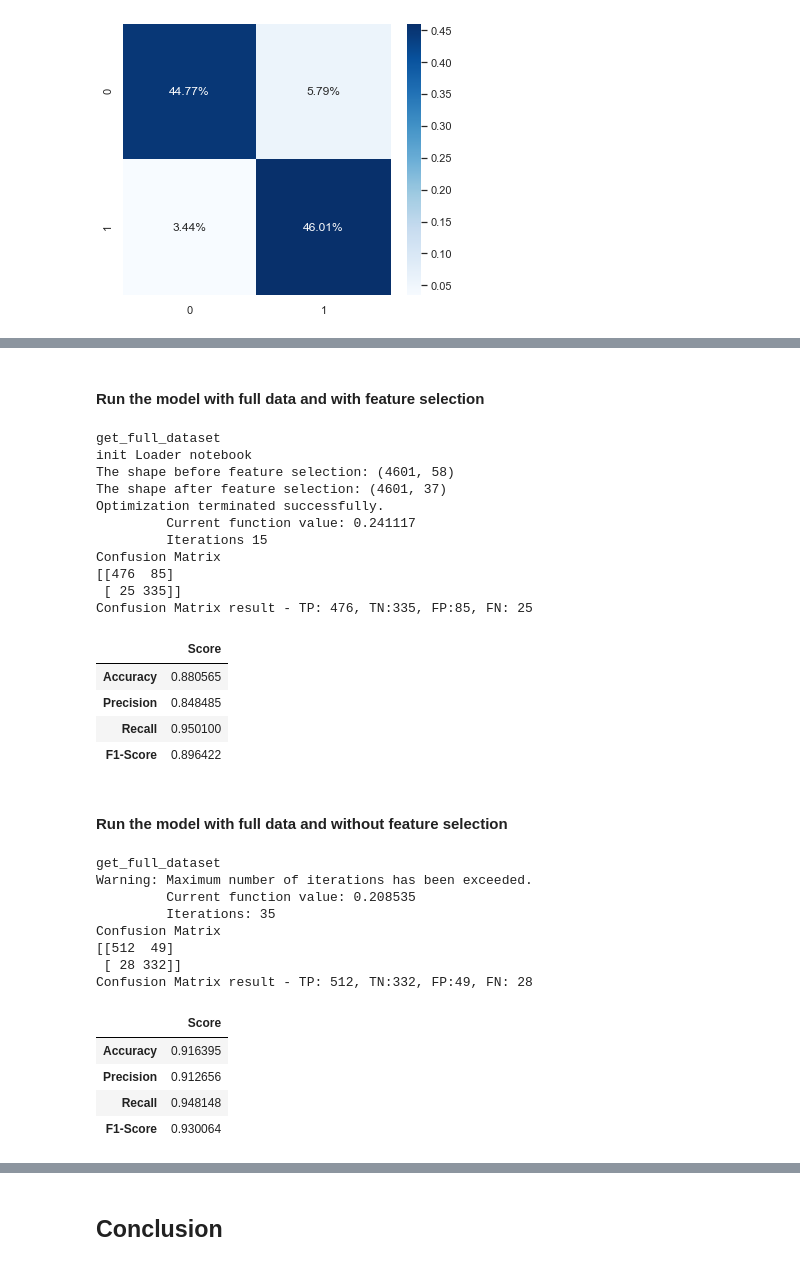
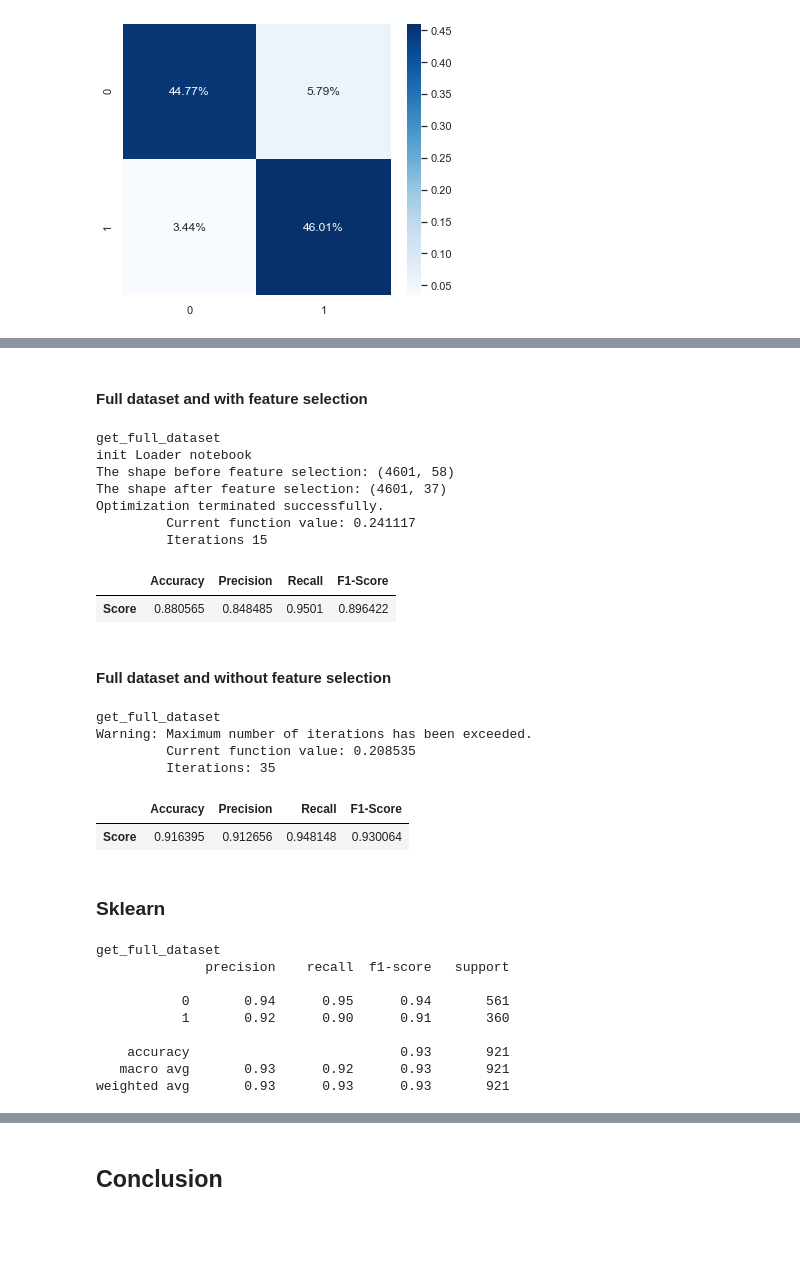
Before and after one commit to quickheaven/scs-3251-statistics-for-data-science, a Jupyter notebook: project_spambase_nb.ipynb, the cells around one changed output, grey strips where cells are left out. Saved outputs shown, nothing was run; the diff lists cells and outputs as text; code cells hidden in the pictures; blank space fills up the shorter version.

```diff
--- a/project_spambase_nb.ipynb
+++ b/project_spambase_nb.ipynb
@@ -336,4 +340,4 @@ sklearn_scores_df
 # %%
-# print classification report for model
-print(classification_report(y_test, y_pred_sklearn))
+df_sm_result1 = model_helper.run_statsmodels_logit(spambase_balance, is_feature_selection=True,
+                    is_print_summary=True, is_print_confusion_matrix=True)
 # %% [output]
@@ -362,7 +369,7 @@ run_statsmodels_logit(data, is_feature_selection, is_print_summary=False, is_pri
 # %%
 spambase_balance = loader.get_balance_dataset()
 
-df_result = model_helper.run_statsmodels_logit(spambase_balance, is_feature_selection=False)
+df_sm_result2 = model_helper.run_statsmodels_logit(spambase_balance, is_feature_selection=False)
 # %% [output]
 get_balance_data
 Optimization terminated successfully.
@@ -383,9 +383,9 @@ df_result
 # %% [markdown]
-#### Run the model with full data and with feature selection
+#### Full dataset and with feature selection
 # %%
 spambase_full = loader.get_full_dataset()
 
-df_result = model_helper.run_statsmodels_logit(spambase_full, is_feature_selection=True)
+df_sm_result3 = model_helper.run_statsmodels_logit(spambase_full, is_feature_selection=True)
 # %% [output]
 get_full_dataset
 init Loader notebook
@@ -394,38 +394,64 @@ The shape after feature selection: (4601, 37)
 Optimization terminated successfully.
          Current function value: 0.241117
          Iterations 15
-Confusion Matrix
-[[476  85]
- [ 25 335]]
-Confusion Matrix result - TP: 476, TN:335, FP:85, FN: 25
 # %%
-df_result
+df_sm_result3
 # %% [output]
-|  | Score |
-| Accuracy | 0.880565 |
-| Precision | 0.848485 |
-| Recall | 0.950100 |
-| F1-Score | 0.896422 |
+|  | Accuracy | Precision | Recall | F1-Score |
+| Score | 0.880565 | 0.848485 | 0.9501 | 0.896422 |
 # %% [markdown]
-#### Run the model with full data and without feature selection
+#### Full dataset and without feature selection
 # %%
 spambase_full = loader.get_full_dataset()
 
-df_result = model_helper.run_statsmodels_logit(spambase_full, is_feature_selection=False)
+df_sm_result4 = model_helper.run_statsmodels_logit(spambase_full, is_feature_selection=False)
 # %% [output]
 get_full_dataset
 Warning: Maximum number of iterations has been exceeded.
          Current function value: 0.208535
          Iterations: 35
-Confusion Matrix
-[[512  49]
- [ 28 332]]
-Confusion Matrix result - TP: 512, TN:332, FP:49, FN: 28
 # %%
-df_result
+df_sm_result4
 # %% [output]
-|  | Score |
-| Accuracy | 0.916395 |
-| Precision | 0.912656 |
-| Recall | 0.948148 |
-| F1-Score | 0.930064 |
+|  | Accuracy | Precision | Recall | F1-Score |
+| Score | 0.916395 | 0.912656 | 0.948148 | 0.930064 |
+# %% [markdown]
+### Sklearn
+# %%
+from sklearn.linear_model import LogisticRegression
+from sklearn.metrics import accuracy_score, classification_report, f1_score, precision_score, recall_score
+
+spambase_full = loader.get_full_dataset()
+
+X = spambase_full.iloc[:,1:].values
+y = spambase_full.iloc[:,0].values
+
+X_train, X_test, y_train, y_test = train_test_split(X, y, test_size = 0.2, random_state=101)
+
+# instantiate the model
+sklearn_lr = LogisticRegression(max_iter=10000)
+
+# fit the model using the training data
+sklearn_lr.fit(X_train, y_train)
+
+# use model to make predictions on test data
+y_pred_sklearn = sklearn_lr.predict(X_test)
+
+# calculate the accuracy, precision, recall and f1-score
+acc = accuracy_score(y_test, y_pred_sklearn)
+precision = precision_score(y_test, y_pred_sklearn)
+recall = recall_score(y_test, y_pred_sklearn)
+f1 = f1_score(y_test, y_pred_sklearn)
+
+# print classification report for model
+print(classification_report(y_test, y_pred_sklearn))
+# %% [output]
+get_full_dataset
+              precision    recall  f1-score   support
+
+           0       0.94      0.95      0.94       561
+           1       0.92      0.90      0.91       360
+
+    accuracy                           0.93       921
+   macro avg       0.93      0.92      0.93       921
+weighted avg       0.93      0.93      0.93       921
```
Also changed, not shown: parts of 35 cells of this notebook, 1 other file.
